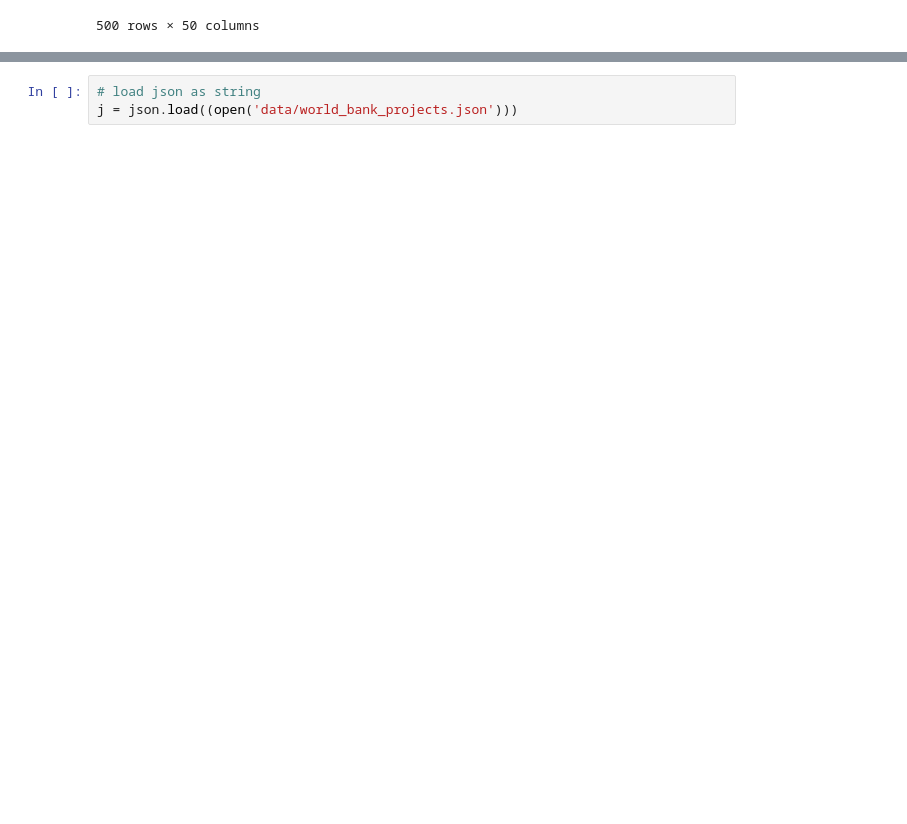
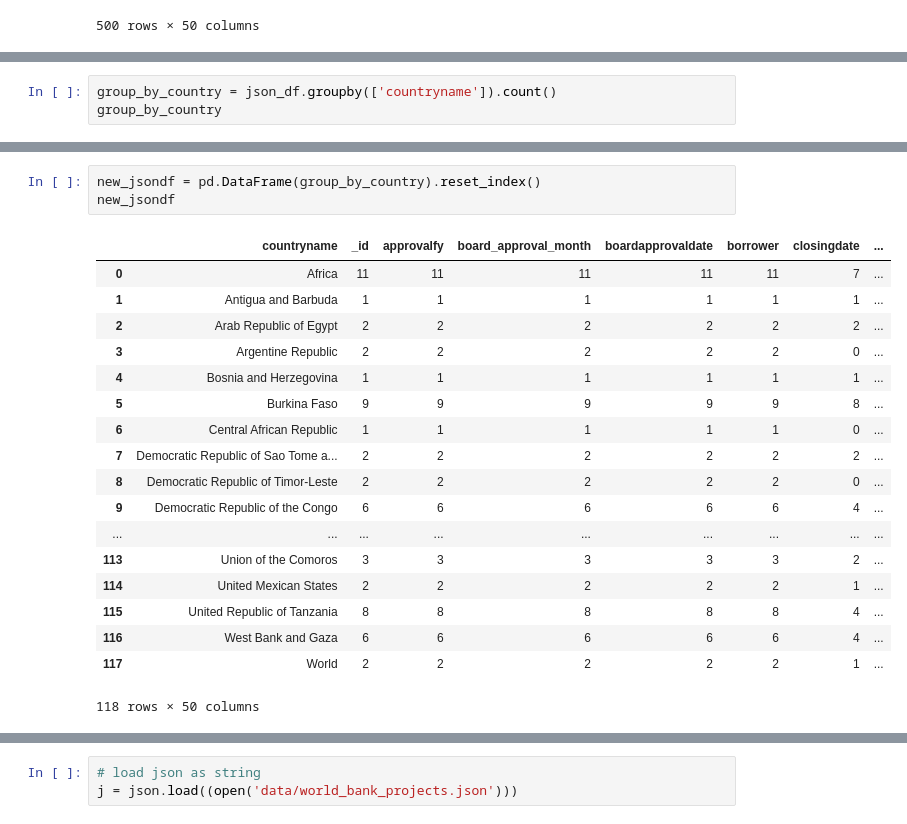
Before and after one commit to akc83/Mini-Projects-5-, a Jupyter notebook: sliderule_dsi_json_exercise.ipynb, the cells around one changed output, grey strips where cells are left out. Cells and saved outputs as stored; diff of their text form; blank space fills up the shorter version.

```diff
--- a/sliderule_dsi_json_exercise.ipynb
+++ b/sliderule_dsi_json_exercise.ipynb
@@ -123,0 +103,3 @@ json_df
+# %%
+group_by_country = json_df.groupby(['countryname']).count()
+group_by_country
@@ -123,0 +126,22 @@ json_df
+# %%
+new_jsondf = pd.DataFrame(group_by_country).reset_index()
+new_jsondf
+# %% [output]
+|  | countryname | _id | approvalfy | board_approval_month | boardapprovaldate | borrower | closingdate | ... |
+| 0 | Africa | 11 | 11 | 11 | 11 | 11 | 7 | ... |
+| 1 | Antigua and Barbuda | 1 | 1 | 1 | 1 | 1 | 1 | ... |
+| 2 | Arab Republic of Egypt | 2 | 2 | 2 | 2 | 2 | 2 | ... |
+| 3 | Argentine Republic | 2 | 2 | 2 | 2 | 2 | 0 | ... |
+| 4 | Bosnia and Herzegovina | 1 | 1 | 1 | 1 | 1 | 1 | ... |
+| 5 | Burkina Faso | 9 | 9 | 9 | 9 | 9 | 8 | ... |
+| 6 | Central African Republic | 1 | 1 | 1 | 1 | 1 | 0 | ... |
+| 7 | Democratic Republic of Sao Tome a... | 2 | 2 | 2 | 2 | 2 | 2 | ... |
+| 8 | Democratic Republic of Timor-Leste | 2 | 2 | 2 | 2 | 2 | 0 | ... |
+| 9 | Democratic Republic of the Congo | 6 | 6 | 6 | 6 | 6 | 4 | ... |
+| ... | ... | ... | ... | ... | ... | ... | ... | ... |
+| 113 | Union of the Comoros | 3 | 3 | 3 | 3 | 3 | 2 | ... |
+| 114 | United Mexican States | 2 | 2 | 2 | 2 | 2 | 1 | ... |
+| 115 | United Republic of Tanzania | 8 | 8 | 8 | 8 | 8 | 4 | ... |
+| 116 | West Bank and Gaza | 6 | 6 | 6 | 6 | 6 | 4 | ... |
+| 117 | World | 2 | 2 | 2 | 2 | 2 | 1 | ... |
+118 rows × 50 columns
```
Also changed, not shown: parts of 21 cells of this notebook.
